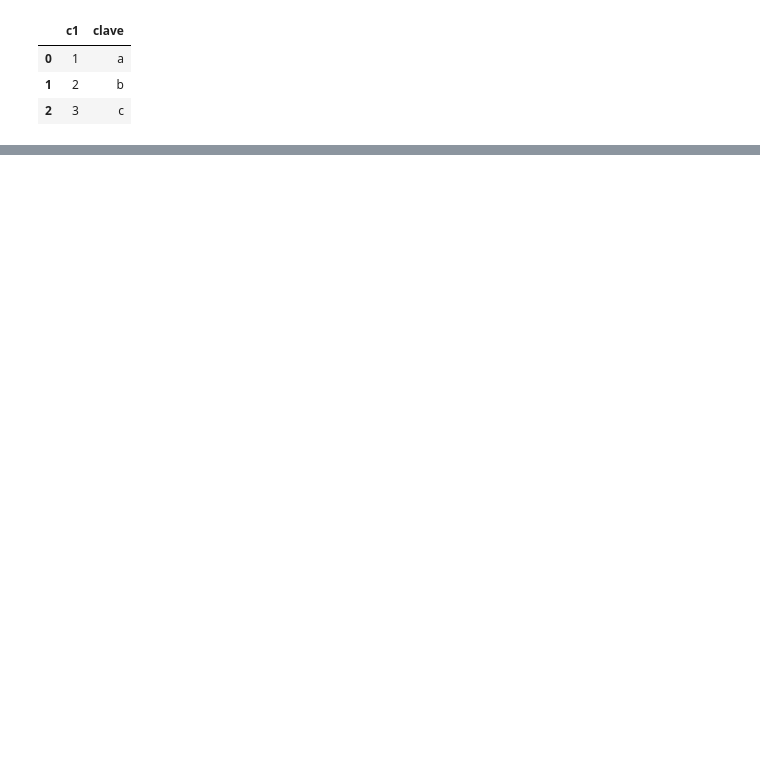
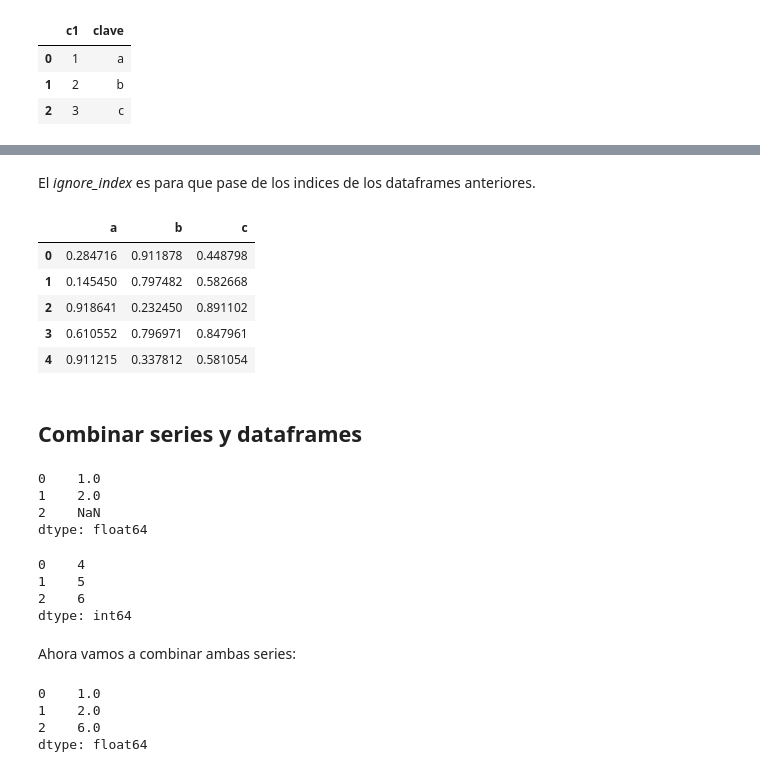
Before and after one commit to e5pe/PythonPath, a Jupyter notebook: python3aprendeDesde0/22_Tratamiento_de_datos/Untitled.ipynb, the cells around one changed output, grey strips where cells are left out. Cells and saved outputs as stored; diff of their text form; code cells hidden in the pictures; blank space fills up the shorter version.

```diff
--- a/python3aprendeDesde0/22_Tratamiento_de_datos/Untitled.ipynb
+++ b/python3aprendeDesde0/22_Tratamiento_de_datos/Untitled.ipynb
@@ -11,0 +191,39 @@ dataframe1
+# %% [markdown]
+El *ignore_index* es para que pase de los indices de los dataframes anteriores.
+# %%
+dataframe3
+# %% [output]
+|  | a | b | c |
+| 0 | 0.284716 | 0.911878 | 0.448798 |
+| 1 | 0.145450 | 0.797482 | 0.582668 |
+| 2 | 0.918641 | 0.232450 | 0.891102 |
+| 3 | 0.610552 | 0.796971 | 0.847961 |
+| 4 | 0.911215 | 0.337812 | 0.581054 |
+# %% [markdown]
+## Combinar series y dataframes
+# %%
+serie1 = pd.Series([1,2,np.nan])
+serie1
+# %% [output]
+0    1.0
+1    2.0
+2    NaN
+dtype: float64
+# %%
+serie2 = pd.Series([4,5,6])
+serie2
+# %% [output]
+0    4
+1    5
+2    6
+dtype: int64
+# %% [markdown]
+Ahora vamos a combinar ambas series:
+# %%
+serie3 = serie1.combine_first(serie2)
+serie3
+# %% [output]
+0    1.0
+1    2.0
+2    6.0
+dtype: float64
```
Also changed, not shown: parts of 69 cells of this notebook.
